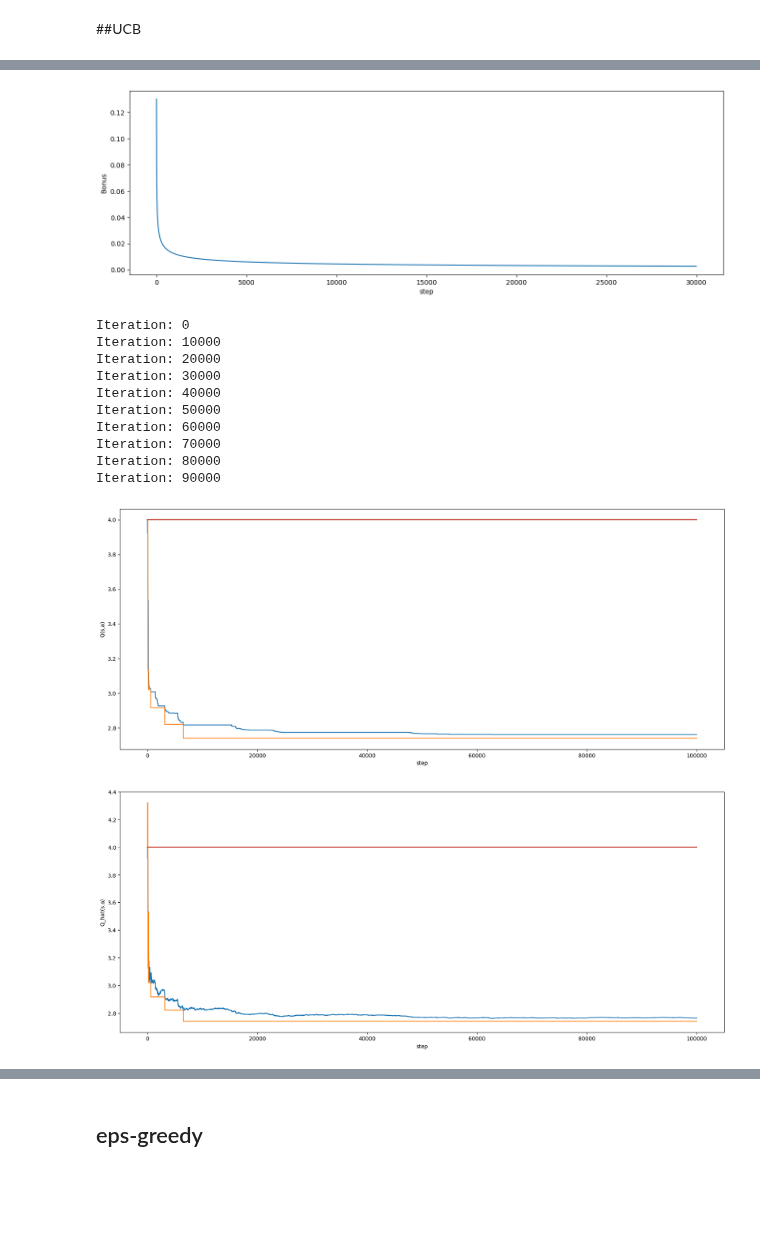
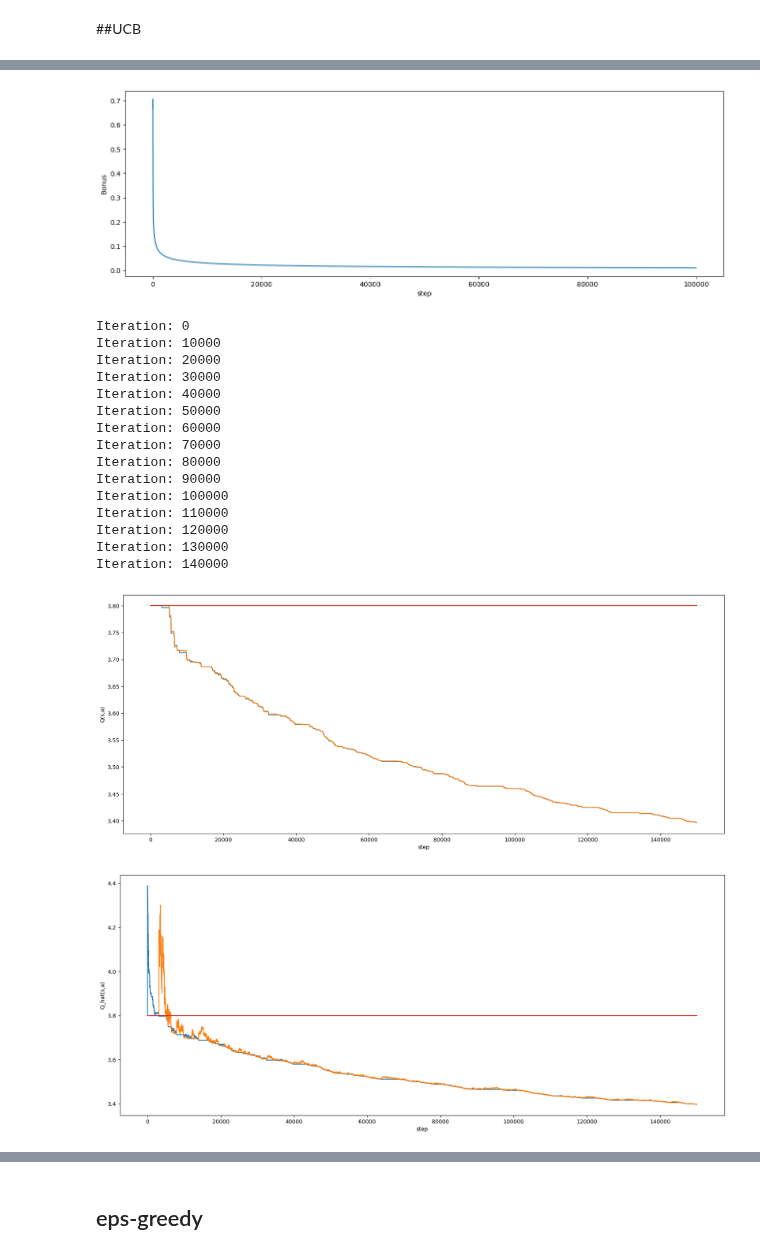
Before and after one commit to zyh-pku/Reinforcement-Learning-and-Market-Making, a Jupyter notebook: UCB_tuning_v20231102.ipynb, the cells around one changed output, grey strips where cells are left out. Saved outputs shown, nothing was run; the diff lists cells and outputs as text; code cells hidden in the pictures; blank space fills up the shorter version.

```diff
--- a/UCB_tuning_v20231102.ipynb
+++ b/UCB_tuning_v20231102.ipynb
@@ -113,7 +113,7 @@ import matplotlib.pyplot as plt
 
 class QLearningAgent:
 
-    def __init__(self, dim_X, dim_Y, dim_action_a, dim_action_b, Delta, N_RL_iter=10**5, N_learning_steps=3*10**4):
+    def __init__(self, dim_X, dim_Y, dim_action_a, dim_action_b, Delta, N_RL_iter=10**5, N_learning_steps=1*10**5):
         self.dim_X = dim_X
         self.dim_Y = dim_Y
         self.dim_action_a = dim_action_a
@@ -131,7 +131,7 @@ class QLearningAgent:
         self.state_action_counter_matrix = np.zeros((dim_X, dim_Y, dim_action_a, dim_action_b))
 
         # Initialize an additional Q_hat-table for Q-learning with UCB exploration
-        self.Q_upper_bound = 4
+        self.Q_upper_bound = 3.8
         self.Q_hat_table = np.zeros( (dim_X, dim_Y, dim_action_a, dim_action_b) ) + self.Q_upper_bound
         self.Q_hat_table_track = np.zeros( (dim_X, dim_Y, dim_action_a, dim_action_b, N_RL_iter) ) + self.Q_upper_bound
 
@@ -158,7 +158,7 @@ class QLearningAgent:
                 self.explore_prob_matrix[idx_x, idx_y, :] = np.array(EPSILON_list)
 
         # Define learning rate (for Q-learning with UCB exploration)
-        H = 5
+        H = 5  # smaller H, faster decay
         learning_rate_UCB = [(H+1)/(H+i) for i in range(N_learning_steps)]
         self.learning_rate_UCB_matrix = np.zeros((dim_X, dim_Y, dim_action_a, dim_action_b, N_learning_steps))
         for idx_x in range(dim_X):
@@ -168,9 +168,10 @@ class QLearningAgent:
                         self.learning_rate_UCB_matrix[idx_x, idx_y, p_a, p_b, :] = np.array(learning_rate_UCB)
 
         # Define bonus rate (for Q-learning with UCB exploration)
-        bonus_coef_1 = 0.01
-        bonus_coef_0 = 0.01
-        bonus_list = [np.sqrt( (bonus_coef_1 * np.log((i+1)*(i+2)) + bonus_coef_0 )/(i+1) ) for i in range(N_learning_steps)]
+        bonus_coef_1 = 0.5
+        bonus_coef_0 = 0.1
+        bonus_list = [np.sqrt( (bonus_coef_1 * np.log((i+1)*(i+2)) + bonus_coef_0 )/(i+1) ) for i in range(N_learning_steps)]  #infinite horizon
+        # bonus_list = [np.sqrt( (bonus_coef_1 * np.log(1) + bonus_coef_0 )/(i+1) ) for i in range(N_learning_steps)]  # finite horizon
         self.bonus_matrix = np.zeros((dim_X, dim_Y, dim_action_a, dim_action_b, N_learning_steps))
         for idx_x in range(dim_X):
             for idx_y in range(dim_Y):
@@ -407,7 +408,7 @@ dim_Y = 2*N_Y+1
 dim_action_a = N_P+2
 dim_action_b = N_P+2
 
-agent = QLearningAgent(dim_X, dim_Y, dim_action_a, dim_action_b, Delta)
+agent = QLearningAgent(dim_X, dim_Y, dim_action_a, dim_action_b, Delta, N_RL_iter=15*10**4)
 agent.plot_learning_parameters(method = 'UCB')
 
 env = MarketEnvironment(N_P, N_Y, dim_action_a, dim_action_b, Delta)
@@ -421,16 +422,21 @@ agent.update(env, method = 'UCB')
-[figure, old version]
+[figure, new version]
 Iteration: 0
 Iteration: 10000
 Iteration: 20000
 Iteration: 30000
 Iteration: 40000
 Iteration: 50000
 Iteration: 60000
 Iteration: 70000
 Iteration: 80000
 Iteration: 90000
+Iteration: 100000
+Iteration: 110000
+Iteration: 120000
+Iteration: 130000
+Iteration: 140000
-[figure, old version]
+[figure, new version]
-[figure, old version]
+[figure, new version]
 # %%
 agent.results_check()
 # %% [output]
```
Also changed, not shown: parts of 2 cells of this notebook, 1 other file.
